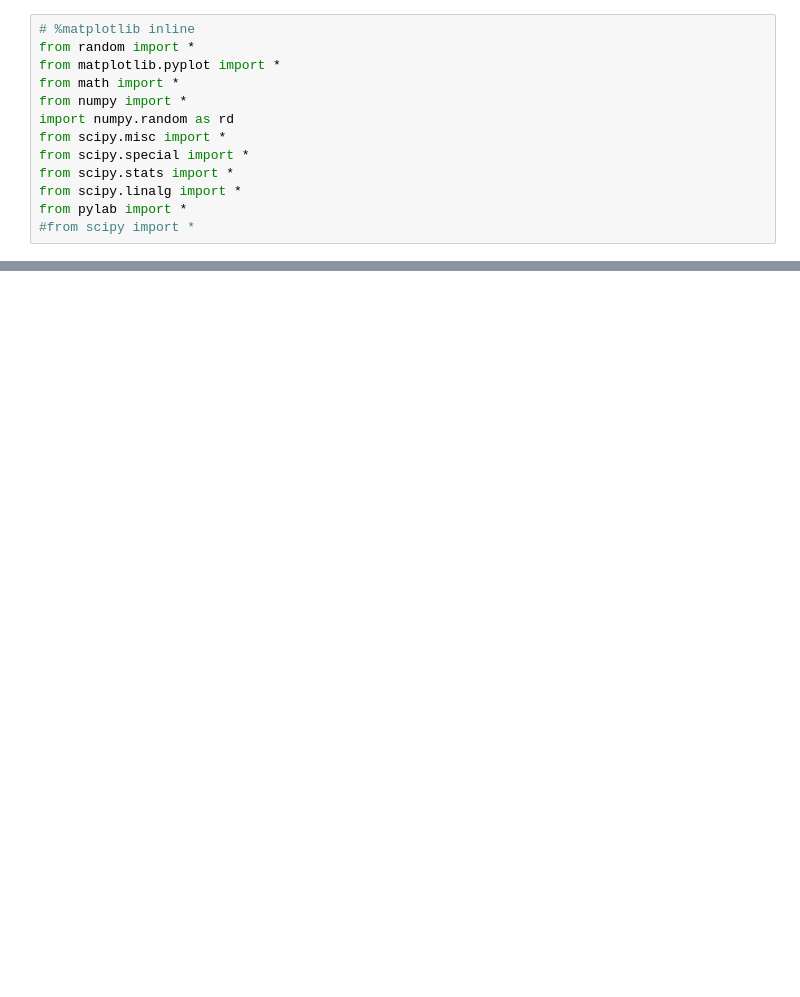
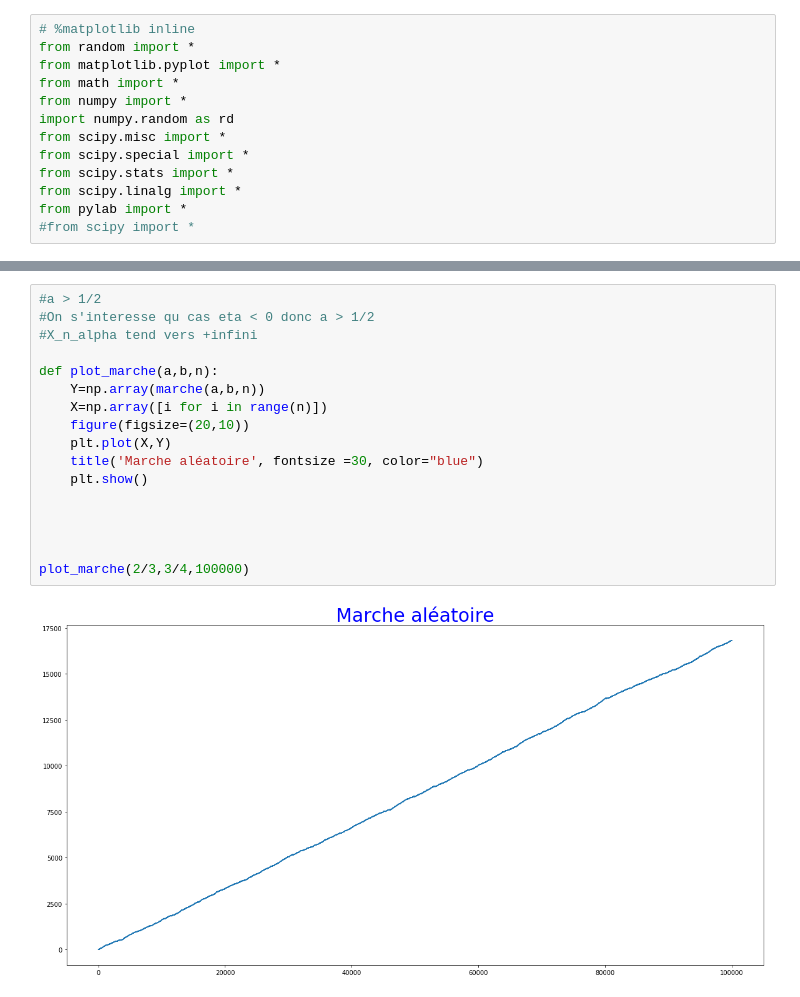
Before and after one commit to maoryy/Marches-aleatoires-en-milieu-aleatoire, a Jupyter notebook: Projet MAMA.ipynb, the cells around one changed output, grey strips where cells are left out. Saved outputs shown, nothing was run; the diff lists cells and outputs as text; blank space fills up the shorter version.

```diff
--- a/Projet MAMA.ipynb
+++ b/Projet MAMA.ipynb
@@ -57,0 +65,19 @@ eta=-0.36620409622270317
+# %%
+#a > 1/2
+#On s'interesse qu cas eta < 0 donc a > 1/2
+#X_n_alpha tend vers +infini
+
+def plot_marche(a,b,n):
+    Y=np.array(marche(a,b,n))
+    X=np.array([i for i in range(n)])
+    figure(figsize=(20,10))
+    plt.plot(X,Y)
+    title('Marche aléatoire', fontsize =30, color="blue")
+    plt.show()
+
+
+
+
+plot_marche(2/3,3/4,100000)
+# %% [output]
+[figure, added]
```
Also changed, not shown: parts of 6 cells of this notebook.
